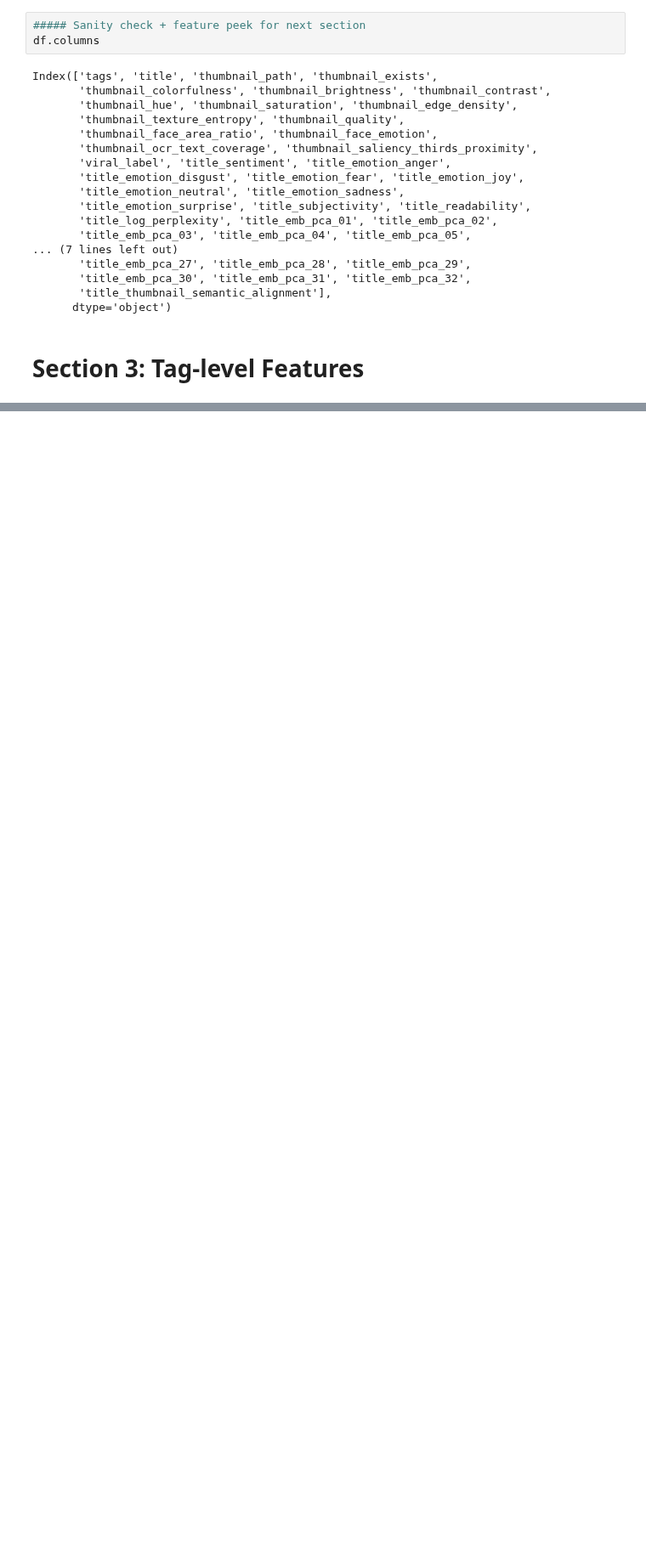
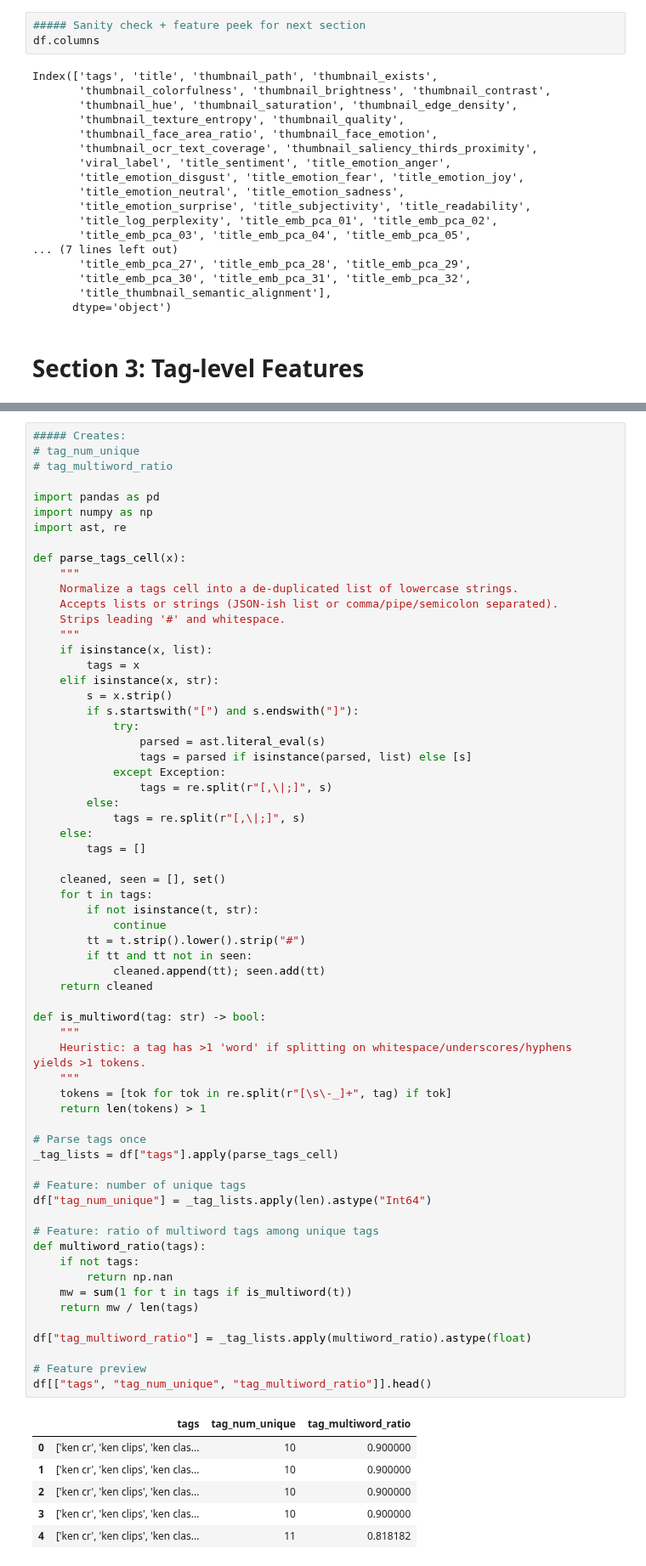
Before and after one commit to rithikkulkarni/Video-Virality, a Jupyter notebook: feature_v2.ipynb, the cells around one changed output, grey strips where cells are left out. Shown at 85% size. Saved outputs shown, nothing was run; the diff lists cells and outputs as text; blank space fills up the shorter version.

```diff
--- a/feature_v2.ipynb
+++ b/feature_v2.ipynb
@@ -1199,0 +1447,70 @@ Index(['tags', 'title', 'thumbnail_path', 'thumbnail_exists',
+# %%
+##### Creates:
+# tag_num_unique
+# tag_multiword_ratio
+
+import pandas as pd
+import numpy as np
+import ast, re
+
+def parse_tags_cell(x):
+    """
+    Normalize a tags cell into a de-duplicated list of lowercase strings.
+    Accepts lists or strings (JSON-ish list or comma/pipe/semicolon separated).
+    Strips leading '#' and whitespace.
+    """
+    if isinstance(x, list):
+        tags = x
+    elif isinstance(x, str):
+        s = x.strip()
+        if s.startswith("[") and s.endswith("]"):
+            try:
+                parsed = ast.literal_eval(s)
+                tags = parsed if isinstance(parsed, list) else [s]
+            except Exception:
+                tags = re.split(r"[,\|;]", s)
+        else:
+            tags = re.split(r"[,\|;]", s)
+    else:
+        tags = []
+
+    cleaned, seen = [], set()
+    for t in tags:
+        if not isinstance(t, str):
+            continue
+        tt = t.strip().lower().strip("#")
+        if tt and tt not in seen:
+            cleaned.append(tt); seen.add(tt)
+    return cleaned
+
+def is_multiword(tag: str) -> bool:
+    """
+    Heuristic: a tag has >1 'word' if splitting on whitespace/underscores/hyphens yields >1 tokens.
+    """
+    tokens = [tok for tok in re.split(r"[\s\-_]+", tag) if tok]
+    return len(tokens) > 1
+
+# Parse tags once
+_tag_lists = df["tags"].apply(parse_tags_cell)
+
+# Feature: number of unique tags
+df["tag_num_unique"] = _tag_lists.apply(len).astype("Int64")
+
+# Feature: ratio of multiword tags among unique tags
+def multiword_ratio(tags):
+    if not tags:
+        return np.nan
+    mw = sum(1 for t in tags if is_multiword(t))
+    return mw / len(tags)
+
+df["tag_multiword_ratio"] = _tag_lists.apply(multiword_ratio).astype(float)
+
+# Feature preview
+df[["tags", "tag_num_unique", "tag_multiword_ratio"]].head()
+# %% [output]
+|  | tags | tag_num_unique | tag_multiword_ratio |
+| 0 | ['ken cr', 'ken clips', 'ken clas... | 10 | 0.900000 |
+| 1 | ['ken cr', 'ken clips', 'ken clas... | 10 | 0.900000 |
+| 2 | ['ken cr', 'ken clips', 'ken clas... | 10 | 0.900000 |
+| 3 | ['ken cr', 'ken clips', 'ken clas... | 10 | 0.900000 |
+| 4 | ['ken cr', 'ken clips', 'ken clas... | 11 | 0.818182 |
```
Also changed, not shown: parts of 5 cells of this notebook.
